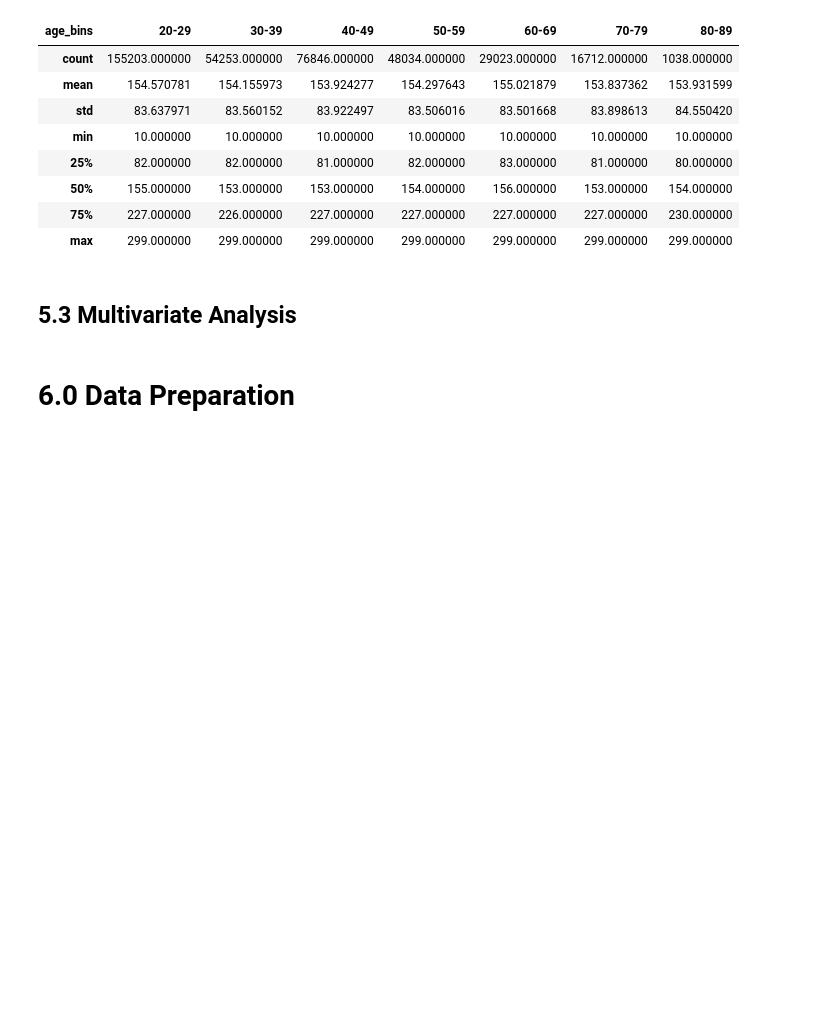
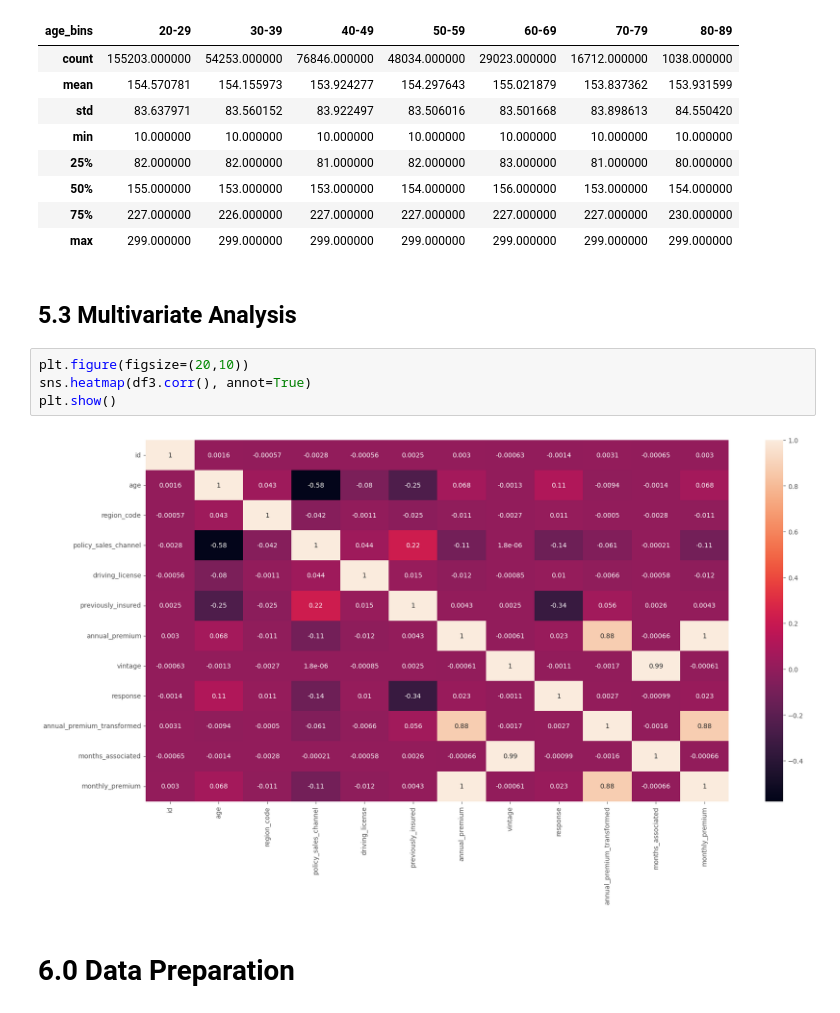
Before and after one commit to AllanCasado/health-insurance-cross-sell, a Jupyter notebook: notebooks/health_insurance_cross_sell.ipynb, the cells around one changed output. Cells and saved outputs as stored; diff of their text form; blank space fills up the shorter version.

```diff
--- a/notebooks/health_insurance_cross_sell.ipynb
+++ b/notebooks/health_insurance_cross_sell.ipynb
@@ -1154,6 +1184,12 @@ df3.groupby("age_bins").vintage.describe().T
 | max | 299.000000 | 299.000000 | 299.000000 | 299.000000 | 299.000000 | 299.000000 | 299.000000 |
 # %% [markdown]
 ## 5.3 Multivariate Analysis
+# %%
+plt.figure(figsize=(20,10))
+sns.heatmap(df3.corr(), annot=True)
+plt.show()
+# %% [output]
+[figure, added]
 # %% [markdown]
 # 6.0 Data Preparation
 # %%
```
Also changed, not shown: parts of 80 cells of this notebook, 4 other files.
